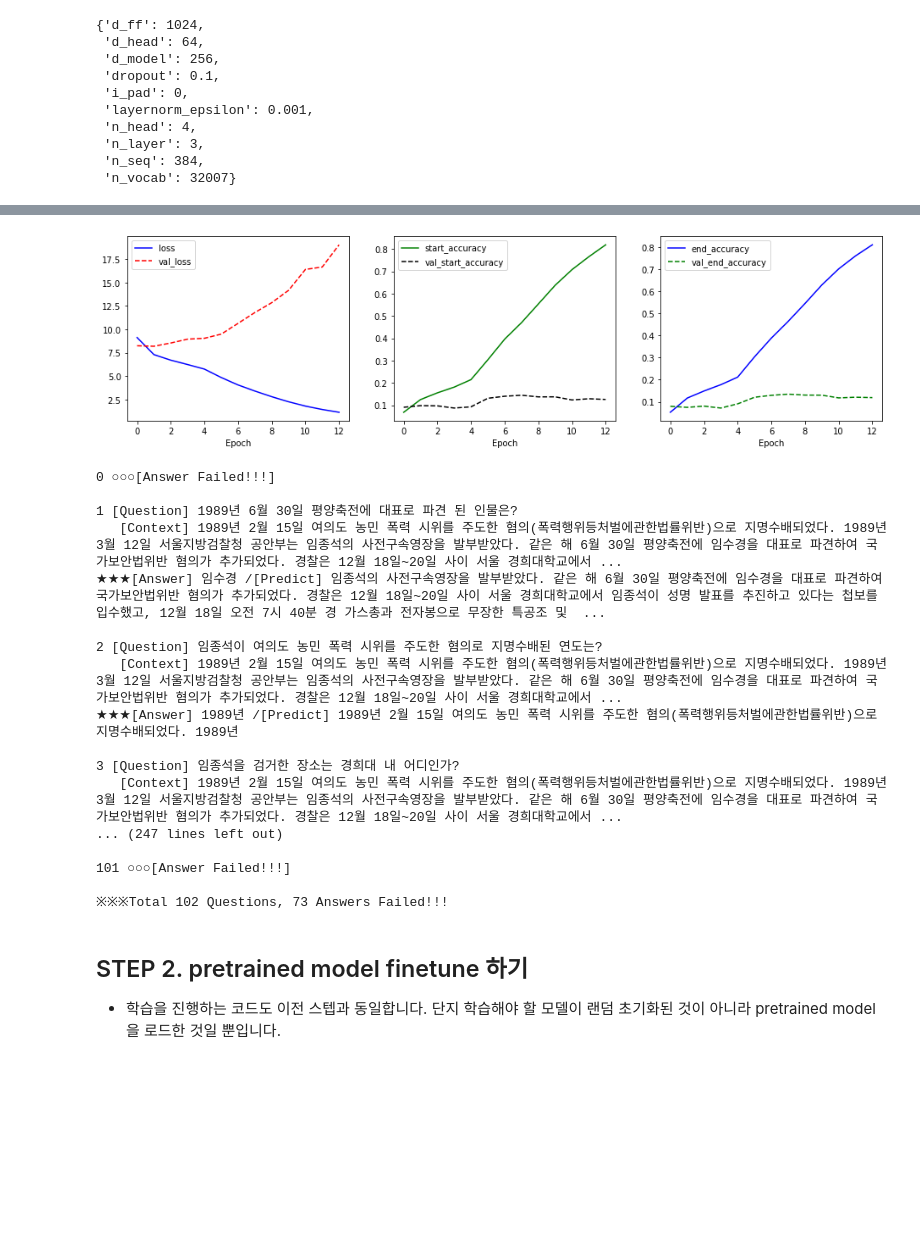
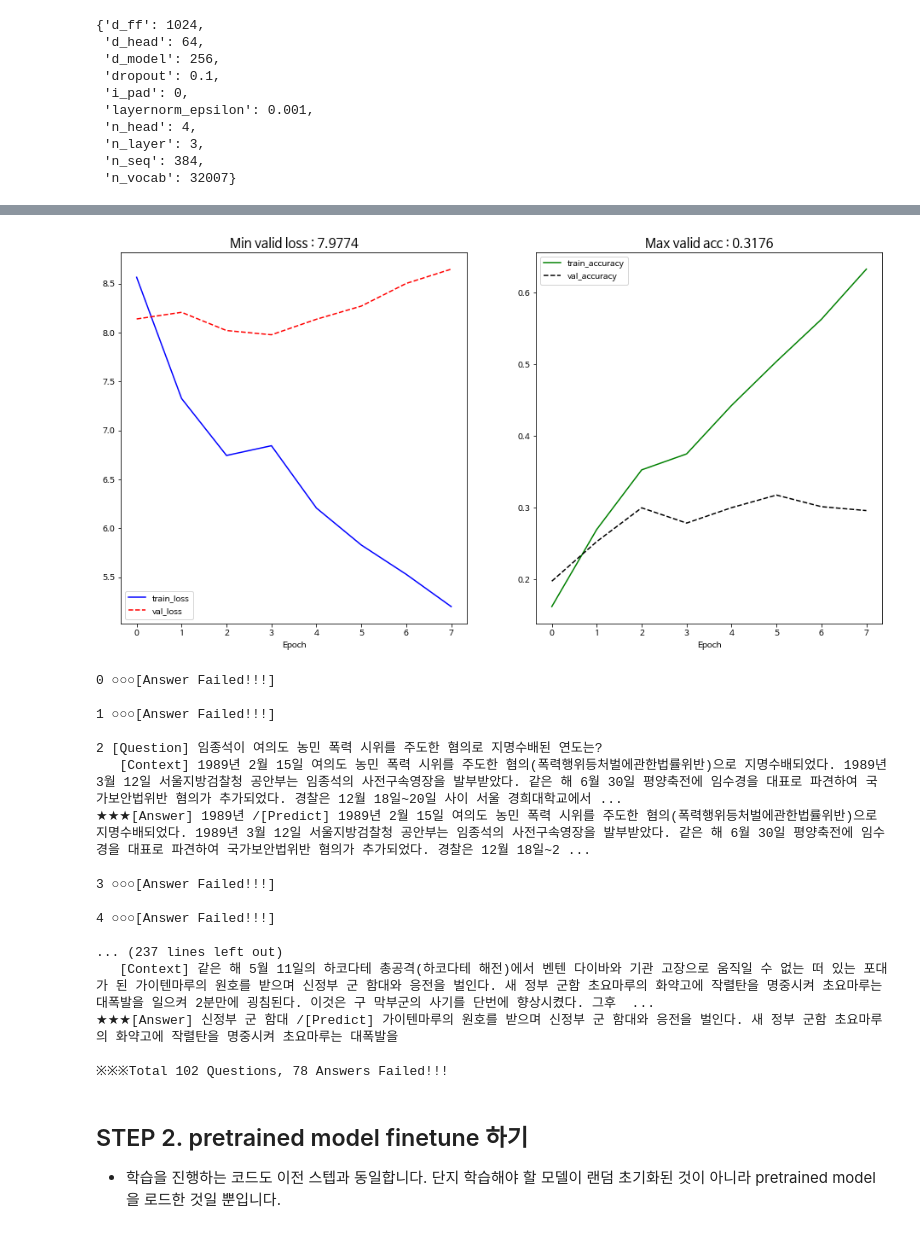
Before and after one commit to YesicaKim/E26_BERT_QnA, a Jupyter notebook: E26_bert_qna.ipynb, the cells around one changed output, grey strips where cells are left out. Drawn from its saved outputs; the diff is of its cells as text; code cells hidden in the pictures; blank space fills up the shorter version.

```diff
--- a/E26_bert_qna.ipynb
+++ b/E26_bert_qna.ipynb
@@ -1573,7 +1573,7 @@ for epoch in range(20):
         print(f'save best model')
     else:
         patience += 1
-    if 5 <= patience:
+    if 2 <= patience:
         print(f'early stopping')
         break
 # %% [output]
@@ -1775,19 +1775,28 @@ optimizer = tf.keras.optimizers.Adam(learning_rate=5e-4)
 
 best_acc = .0
 patience = 0
+train_loss_lst, train_acc_lst, val_loss_lst, val_acc_lst = [], [], [], []
 for epoch in range(20):
-    train_epoch(model, train_dataset, loss_fn, acc_fn, optimizer)
+    s_l, e_l, s_acc, e_acc = train_epoch(model, train_dataset, loss_fn, acc_fn, optimizer)
     start_loss, end_loss, start_acc, end_acc = eval_epoch(model, dev_dataset, loss_fn, acc_fn)
     print(f'eval {epoch} >> loss: {start_loss:0.4f}, {end_loss:0.4f}, acc: {start_acc:0.4f}, {end_acc:0.4f}, \n    Total loss: {(start_loss+end_loss):0.4f}, Total acc: {(start_acc+end_acc):0.4f}')
-    acc = start_acc + end_acc
-    if best_acc < acc:
+    train_loss = s_l + e_l
+    train_acc = s_acc + e_acc
+    val_acc = start_acc + end_acc
+    val_loss = start_loss + end_loss
+
+    train_loss_lst.append(train_loss)
+    train_acc_lst.append(train_acc)
+    val_loss_lst.append(val_loss)
+    val_acc_lst.append(val_acc)
+    if best_acc < val_acc:
         patience = 0
-        best_acc = acc
+        best_acc = val_acc
         model.save_weights(os.path.join(data_dir, "korquad_bert_none_pretrain.hdf5"))
         print(f'save best model')
     else:
         patience += 1
-    if 5 <= patience:
+    if 2 <= patience:
         print(f'early stopping')
         break
 # %% [output]
@@ -1810,29 +1819,26 @@ eval 8 >> loss: 5.4462, 6.4488, acc: 0.1434, 0.1350,
 early stopping
 # %%
 # training result
-plt.figure(figsize=(16, 4))
+plt.figure(figsize=(16, 8))
 
-plt.subplot(1, 3, 1)
-plt.plot(history.history['loss'], 'b-', label='loss')
-plt.plot(history.history['val_loss'], 'r--', label='val_loss')
+plt.subplot(1, 2, 1)
+plt.plot(train_loss_lst, 'b-', label='train_loss')
+plt.plot(val_loss_lst, 'r--', label='val_loss')
 plt.xlabel('Epoch')
+plt.title(f'Min valid loss : {min(val_loss_lst):.4f}', fontsize=15)
 plt.legend()
 
-plt.subplot(1, 3, 2)
-plt.plot(history.history['start_accuracy'], 'g-', label='start_accuracy')
-plt.plot(history.history['val_start_accuracy'], 'k--', label='val_start_accuracy')
+plt.subplot(1, 2, 2)
+plt.plot(train_acc_lst, 'g-', label='train_accuracy')
+plt.plot(val_acc_lst, 'k--', label='val_accuracy')
 plt.xlabel('Epoch')
+plt.title(f'Max valid acc : {max(val_acc_lst):.4f}', fontsize=15)
 plt.legend()
-
-plt.subplot(1, 3, 3)
-plt.plot(history.history['end_accuracy'], 'b-', label='end_accuracy')
-plt.plot(history.history['val_end_accuracy'], 'g--', label='val_end_accuracy')
-plt.xlabel('Epoch')
-plt.legend()
+plt.savefig('./result1.png')
 
 plt.show()
 # %% [output]
-[figure, old version]
+[figure, new version]
 # %%
 def do_predict(model, question, context):
     """
@@ -1880,21 +1886,21 @@ with open(dev_json) as f:
 # %% [output]
 0 ○○○[Answer Failed!!!]
 
-1 [Question] 1989년 6월 30일 평양축전에 대표로 파견 된 인물은?
-   [Context] 1989년 2월 15일 여의도 농민 폭력 시위를 주도한 혐의(폭력행위등처벌에관한법률위반)으로 지명수배되었다. 1989년 3월 12일 서울지방검찰청 공안부는 임종석의 사전구속영장을 발부받았다. 같은 해 6월 30일 평양축전에 임수경을 대표로 파견하여 국가보안법위반 혐의가 추가되었다. 경찰은 12월 18일~20일 사이 서울 경희대학교에서 ...
-★★★[Answer] 임수경 /[Predict] 임종석의 사전구속영장을 발부받았다. 같은 해 6월 30일 평양축전에 임수경을 대표로 파견하여 국가보안법위반 혐의가 추가되었다. 경찰은 12월 18일~20일 사이 서울 경희대학교에서 임종석이 성명 발표를 추진하고 있다는 첩보를 입수했고, 12월 18일 오전 7시 40분 경 가스총과 전자봉으로 무장한 특공조 및  ...
+1 ○○○[Answer Failed!!!]
 
 2 [Question] 임종석이 여의도 농민 폭력 시위를 주도한 혐의로 지명수배된 연도는?
    [Context] 1989년 2월 15일 여의도 농민 폭력 시위를 주도한 혐의(폭력행위등처벌에관한법률위반)으로 지명수배되었다. 1989년 3월 12일 서울지방검찰청 공안부는 임종석의 사전구속영장을 발부받았다. 같은 해 6월 30일 평양축전에 임수경을 대표로 파견하여 국가보안법위반 혐의가 추가되었다. 경찰은 12월 18일~20일 사이 서울 경희대학교에서 ...
-★★★[Answer] 1989년 /[Predict] 1989년 2월 15일 여의도 농민 폭력 시위를 주도한 혐의(폭력행위등처벌에관한법률위반)으로 지명수배되었다. 1989년
+★★★[Answer] 1989년 /[Predict] 1989년 2월 15일 여의도 농민 폭력 시위를 주도한 혐의(폭력행위등처벌에관한법률위반)으로 지명수배되었다. 1989년 3월 12일 서울지방검찰청 공안부는 임종석의 사전구속영장을 발부받았다. 같은 해 6월 30일 평양축전에 임수경을 대표로 파견하여 국가보안법위반 혐의가 추가되었다. 경찰은 12월 18일~2 ...
 
-3 [Question] 임종석을 검거한 장소는 경희대 내 어디인가?
-   [Context] 1989년 2월 15일 여의도 농민 폭력 시위를 주도한 혐의(폭력행위등처벌에관한법률위반)으로 지명수배되었다. 1989년 3월 12일 서울지방검찰청 공안부는 임종석의 사전구속영장을 발부받았다. 같은 해 6월 30일 평양축전에 임수경을 대표로 파견하여 국가보안법위반 혐의가 추가되었다. 경찰은 12월 18일~20일 사이 서울 경희대학교에서 ...
-... (247 lines left out)
+3 ○○○[Answer Failed!!!]
 
-101 ○○○[Answer Failed!!!]
+4 ○○○[Answer Failed!!!]
 
-※※※Total 102 Questions, 73 Answers Failed!!!
+... (237 lines left out)
+   [Context] 같은 해 5월 11일의 하코다테 총공격(하코다테 해전)에서 벤텐 다이바와 기관 고장으로 움직일 수 없는 떠 있는 포대가 된 가이텐마루의 원호를 받으며 신정부 군 함대와 응전을 벌인다. 새 정부 군함 초요마루의 화약고에 작렬탄을 명중시켜 초요마루는 대폭발을 일으켜 2분만에 굉침된다. 이것은 구 막부군의 사기를 단번에 향상시켰다. 그후  ...
+★★★[Answer] 신정부 군 함대 /[Predict] 가이텐마루의 원호를 받으며 신정부 군 함대와 응전을 벌인다. 새 정부 군함 초요마루의 화약고에 작렬탄을 명중시켜 초요마루는 대폭발을
+
+※※※Total 102 Questions, 78 Answers Failed!!!
 # %% [markdown]
 ## STEP 2. pretrained model finetune 하기
 - 학습을 진행하는 코드도 이전 스텝과 동일합니다. 단지 학습해야 할 모델이 랜덤 초기화된 것이 아니라 pretrained model을 로드한 것일 뿐입니다.
```
Also changed, not shown: parts of 16 cells of this notebook.
